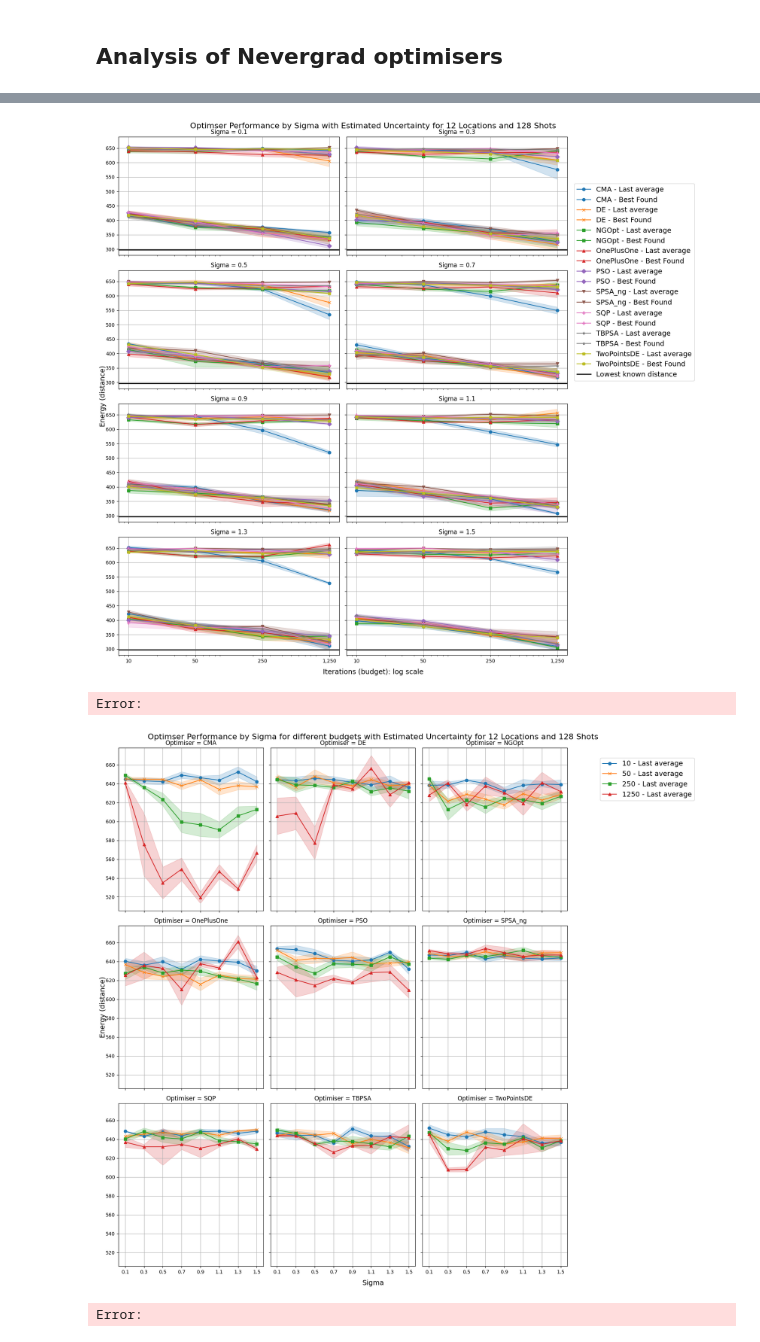
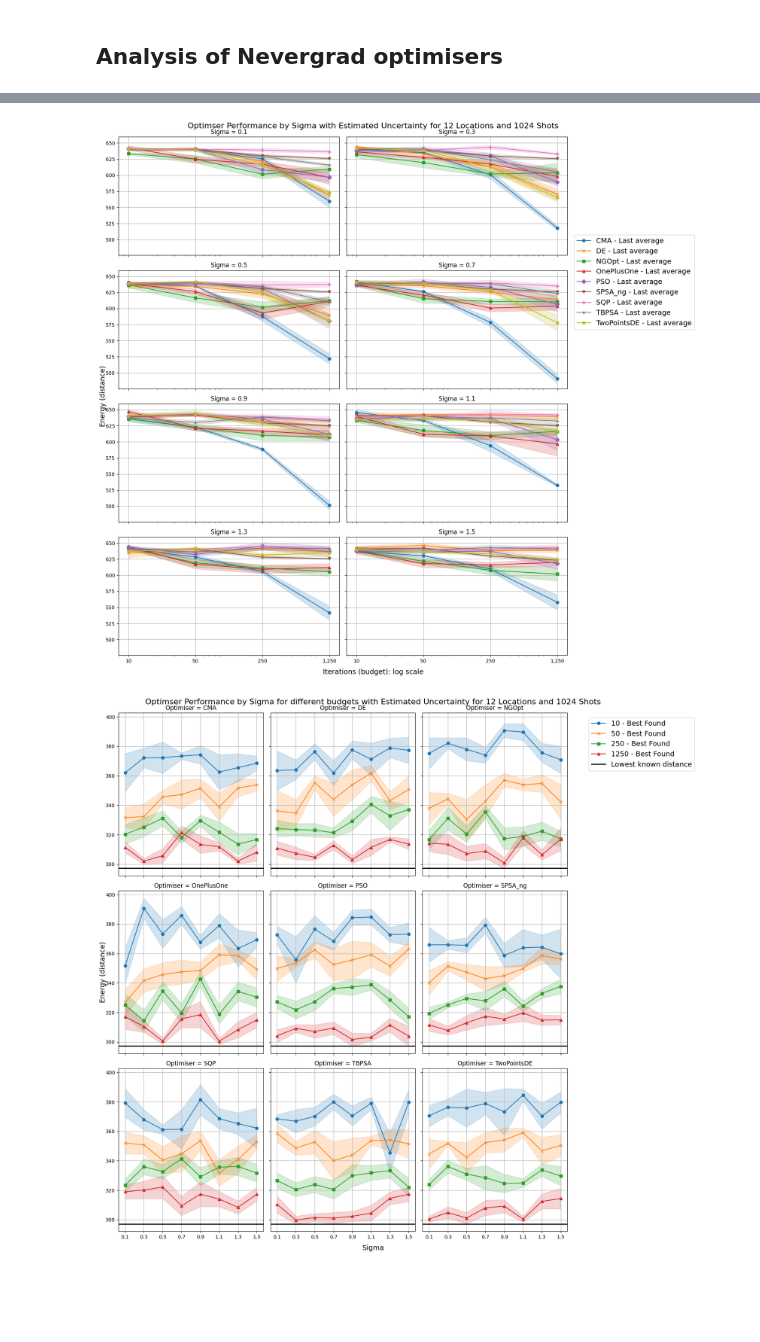
Before and after one commit to goldsmdn/TSP_VQC, a Jupyter notebook: show_results.ipynb, the cells around one changed output, grey strips where cells are left out. Drawn from its saved outputs; the diff is of its cells as text; code cells hidden in the pictures; blank space fills up the shorter version.

```diff
--- a/show_results.ipynb
+++ b/show_results.ipynb
@@ -919,8 +1256,9 @@ from modules.helper_functions_tsp import (
 import matplotlib.pyplot as plt
 
 LOCATIONS = 12
-#SHOTS = 1_024
-SHOTS = 128
+SHOTS = 1_024
+MODE = 2
+#SHOTS = 128
 _ , best_dist = find_distances_array(
     LOCATIONS,
     print_comments=False
@@ -950,6 +1287,6 @@ Error:
 # %%
-PLOT_BEST_DIST = True
-PLOT_BEST_FOUND = True
+PLOT_BEST_DIST = False
+PLOT_BEST_FOUND = False
 PLOT_LAST_AV = True
 
 sigmas = df_stats['sigma'].unique()
@@ -1017,12 +1354,11 @@ plt.savefig(fname=filepath)
 
 plt.show()
 # %% [output]
-[figure, old version]
+[figure, new version]
-Error:
 # %%
-PLOT_BEST_DIST = False
-PLOT_BEST_FOUND = False
-PLOT_LAST_AV = True
+PLOT_BEST_DIST = True
+PLOT_BEST_FOUND = True
+PLOT_LAST_AV = False
 
 sigmas = df_stats['sigma'].unique()
 gradient_types = df_stats['gradient_type'].unique()
@@ -1062,32 +1398,31 @@ for ax, gradient_type in zip(axes, gradient_types):
             ax.fill_between(x, y_best_found - y_best_found_std, y_best_found + y_best_found_std,
                             color=color, alpha=0.2)
     if PLOT_BEST_DIST:
         ax.axhline(
                     y=best_dist,
                     color='black',
                     linewidth=2,
                     label='Lowest known distance' if ax is axes[0] else None
                     )
 
     # Titles and formatting per subplot
     ax.set_title(f"Optimiser = {gradient_type}")
     ax.set_xticks(x_ticks, labels=x_tick_labels)
     ax.grid(True)
 
 # Shared labels
 fig.supxlabel('Sigma', fontsize=14)
 fig.supylabel('Energy (distance)', fontsize=14)
 
 # ONE legend (global)
 handles, labels = axes[0].get_legend_handles_labels()
 fig.legend(handles, labels, loc='center right', bbox_to_anchor=(1.07, 0.9 ), fontsize=14)
 
 # Layout spacing
 plt.tight_layout(rect=[0, 0, 0.85, 1])
 filepath = Path(GRAPH_DIR).joinpath(f'{title}.pdf')
 plt.savefig(fname=filepath)
 
 plt.show()
 # %% [output]
-[figure, old version]
+[figure, new version]
-Error:
```
Also changed, not shown: parts of 75 cells of this notebook, 2 other files.
